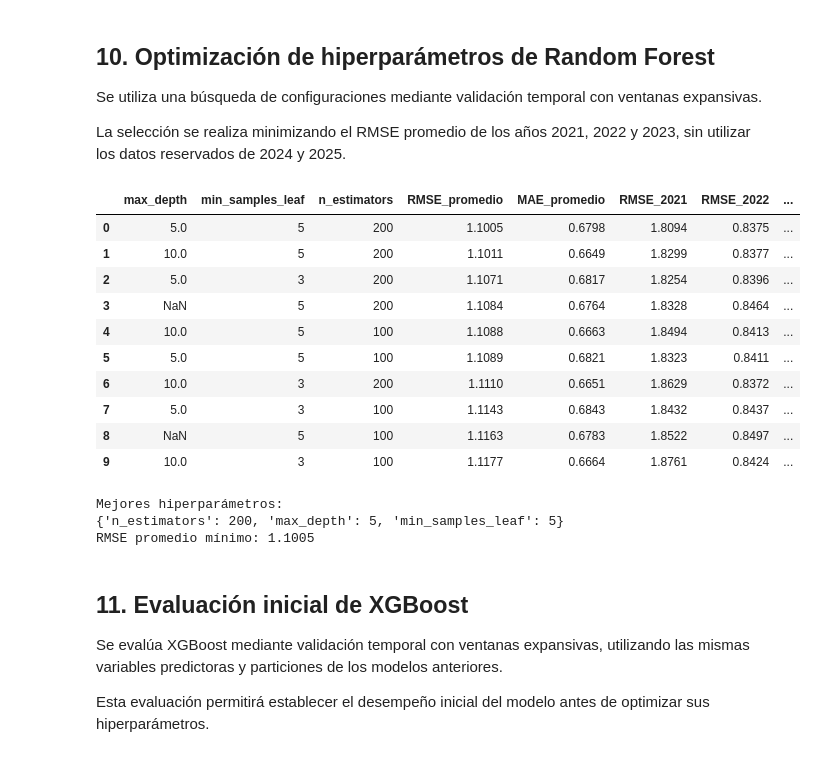
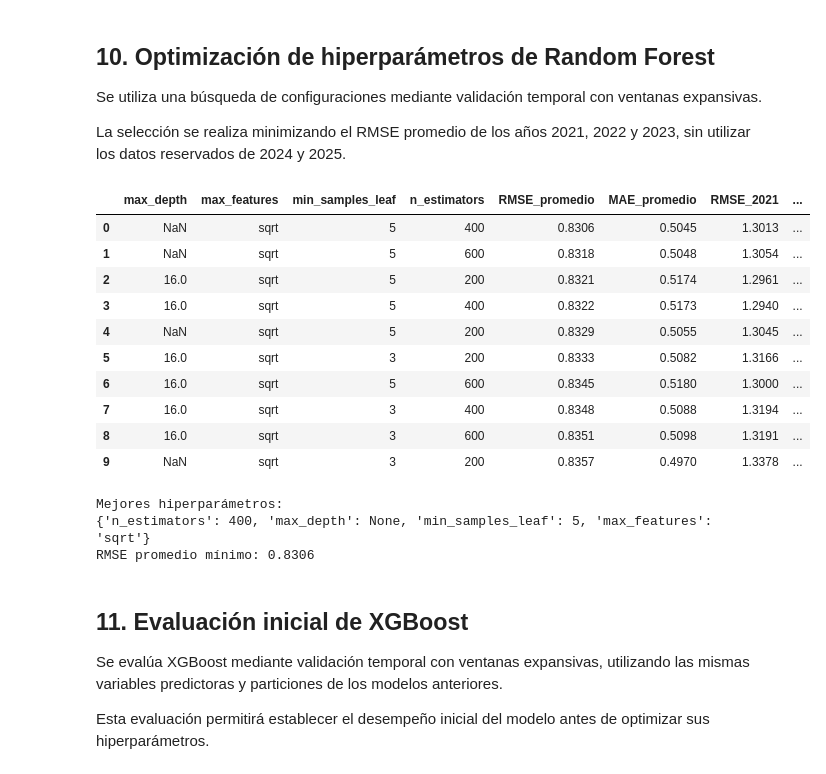
Before and after one commit to VicKingo98/agropredict-colombia, a Jupyter notebook: notebooks/05_optimizacion_modelos.ipynb, the cells around one changed output. Drawn from its saved outputs; the diff is of its cells as text; code cells hidden in the pictures.

```diff
--- a/notebooks/05_optimizacion_modelos.ipynb
+++ b/notebooks/05_optimizacion_modelos.ipynb
@@ -383,32 +415,24 @@ for alpha in valores_alpha:
         ])
 
         modelo.fit(X.loc[mask_train], y.loc[mask_train])
-
         pred = modelo.predict(X.loc[mask_val])
 
-        errores_rmse.append(
-            np.sqrt(mean_squared_error(y.loc[mask_val], pred))
-        )
-        errores_mae.append(
-            mean_absolute_error(y.loc[mask_val], pred)
-        )
+        errores_rmse.append(np.sqrt(mean_squared_error(y.loc[mask_val], pred)))
+        errores_mae.append(mean_absolute_error(y.loc[mask_val], pred))
 
     resultados_alpha.append({
         "alpha": alpha,
         "RMSE_promedio": np.mean(errores_rmse),
-        "MAE_promedio": np.mean(errores_mae),
         "RMSE_2021": errores_rmse[0],
         "RMSE_2022": errores_rmse[1],
-        "RMSE_2023": errores_rmse[2]
+        "RMSE_2023": errores_rmse[2],
+        "RMSE_sin_2021": np.mean(errores_rmse[1:]),   # solo años estables
     })
 
-tabla_alpha = pd.DataFrame(resultados_alpha)
-tabla_alpha = tabla_alpha.sort_values("RMSE_promedio")
+tabla_alpha = pd.DataFrame(resultados_alpha).sort_values("RMSE_promedio")
 
 display(tabla_alpha.round(4))
 
 mejor_alpha = tabla_alpha.iloc[0]["alpha"]
-
-print(f"\nMejor alpha: {mejor_alpha}")
-print(f"RMSE promedio mínimo: {tabla_alpha.iloc[0]['RMSE_promedio']:.4f}")
+print(f"\nMejor alpha (por RMSE promedio): {mejor_alpha}")
 # %% [output]
@@ -488,11 +511,12 @@ de 2024 y 2025.
 # %%
 from sklearn.model_selection import ParameterGrid
 
-# Espacio inicial de búsqueda
+# Espacio de búsqueda ampliado
 parametros_rf = {
-    "n_estimators": [100, 200],
-    "max_depth": [5, 10, None],
-    "min_samples_leaf": [1, 3, 5]
+    "n_estimators": [200, 400, 600],
+    "max_depth": [8, 12, 16, None],
+    "min_samples_leaf": [1, 3, 5, 10],
+    "max_features": ["sqrt", 1.0],
 }
 
 resultados_busqueda_rf = []
@@ -511,7 +535,7 @@ for params in ParameterGrid(parametros_rf):
             ("preprocesamiento", clone(preprocesador)),
             ("regresor", RandomForestRegressor(
                 **params,
-                random_state=42,
+                random_state=SEMILLA,
                 n_jobs=-1
             ))
         ])
@@ -519,61 +543,55 @@ for params in ParameterGrid(parametros_rf):
         modelo.fit(X.loc[mask_train], y.loc[mask_train])
         pred = modelo.predict(X.loc[mask_val])
 
-        errores_rmse.append(
-            np.sqrt(mean_squared_error(y.loc[mask_val], pred))
-        )
-        errores_mae.append(
-            mean_absolute_error(y.loc[mask_val], pred)
-        )
+        errores_rmse.append(np.sqrt(mean_squared_error(y.loc[mask_val], pred)))
+        errores_mae.append(mean_absolute_error(y.loc[mask_val], pred))
 
     resultados_busqueda_rf.append({
         **params,
         "RMSE_promedio": np.mean(errores_rmse),
         "MAE_promedio": np.mean(errores_mae),
         "RMSE_2021": errores_rmse[0],
         "RMSE_2022": errores_rmse[1],
-        "RMSE_2023": errores_rmse[2]
+        "RMSE_2023": errores_rmse[2],
     })
 
 tabla_busqueda_rf = (
     pd.DataFrame(resultados_busqueda_rf)
     .sort_values("RMSE_promedio")
     .reset_index(drop=True)
 )
 
 display(tabla_busqueda_rf.head(10).round(4))
 
 mejores_parametros_rf = {
     "n_estimators": int(tabla_busqueda_rf.iloc[0]["n_estimators"]),
     "max_depth": (
         None if pd.isna(tabla_busqueda_rf.iloc[0]["max_depth"])
         else int(tabla_busqueda_rf.iloc[0]["max_depth"])
     ),
-    "min_samples_leaf": int(tabla_busqueda_rf.iloc[0]["min_samples_leaf"])
+    "min_samples_leaf": int(tabla_busqueda_rf.iloc[0]["min_samples_leaf"]),
+    "max_features": tabla_busqueda_rf.iloc[0]["max_features"],
 }
 
 print("\nMejores hiperparámetros:")
 print(mejores_parametros_rf)
 
-print(
-    f"RMSE promedio mínimo: "
-    f"{tabla_busqueda_rf.iloc[0]['RMSE_promedio']:.4f}"
-)
+print(f"RMSE promedio mínimo: {tabla_busqueda_rf.iloc[0]['RMSE_promedio']:.4f}")
 # %% [output]
-|  | max_depth | min_samples_leaf | n_estimators | RMSE_promedio | MAE_promedio | RMSE_2021 | RMSE_2022 | ... |
-| 0 | 5.0 | 5 | 200 | 1.1005 | 0.6798 | 1.8094 | 0.8375 | ... |
-| 1 | 10.0 | 5 | 200 | 1.1011 | 0.6649 | 1.8299 | 0.8377 | ... |
-| 2 | 5.0 | 3 | 200 | 1.1071 | 0.6817 | 1.8254 | 0.8396 | ... |
-| 3 | NaN | 5 | 200 | 1.1084 | 0.6764 | 1.8328 | 0.8464 | ... |
-| 4 | 10.0 | 5 | 100 | 1.1088 | 0.6663 | 1.8494 | 0.8413 | ... |
-| 5 | 5.0 | 5 | 100 | 1.1089 | 0.6821 | 1.8323 | 0.8411 | ... |
-| 6 | 10.0 | 3 | 200 | 1.1110 | 0.6651 | 1.8629 | 0.8372 | ... |
-| 7 | 5.0 | 3 | 100 | 1.1143 | 0.6843 | 1.8432 | 0.8437 | ... |
-| 8 | NaN | 5 | 100 | 1.1163 | 0.6783 | 1.8522 | 0.8497 | ... |
-| 9 | 10.0 | 3 | 100 | 1.1177 | 0.6664 | 1.8761 | 0.8424 | ... |
+|  | max_depth | max_features | min_samples_leaf | n_estimators | RMSE_promedio | MAE_promedio | RMSE_2021 | ... |
+| 0 | NaN | sqrt | 5 | 400 | 0.8306 | 0.5045 | 1.3013 | ... |
+| 1 | NaN | sqrt | 5 | 600 | 0.8318 | 0.5048 | 1.3054 | ... |
+| 2 | 16.0 | sqrt | 5 | 200 | 0.8321 | 0.5174 | 1.2961 | ... |
+| 3 | 16.0 | sqrt | 5 | 400 | 0.8322 | 0.5173 | 1.2940 | ... |
+| 4 | NaN | sqrt | 5 | 200 | 0.8329 | 0.5055 | 1.3045 | ... |
+| 5 | 16.0 | sqrt | 3 | 200 | 0.8333 | 0.5082 | 1.3166 | ... |
+| 6 | 16.0 | sqrt | 5 | 600 | 0.8345 | 0.5180 | 1.3000 | ... |
+| 7 | 16.0 | sqrt | 3 | 400 | 0.8348 | 0.5088 | 1.3194 | ... |
+| 8 | 16.0 | sqrt | 3 | 600 | 0.8351 | 0.5098 | 1.3191 | ... |
+| 9 | NaN | sqrt | 3 | 200 | 0.8357 | 0.4970 | 1.3378 | ... |
 Mejores hiperparámetros:
-{'n_estimators': 200, 'max_depth': 5, 'min_samples_leaf': 5}
-RMSE promedio mínimo: 1.1005
+{'n_estimators': 400, 'max_depth': None, 'min_samples_leaf': 5, 'max_features': 'sqrt'}
+RMSE promedio mínimo: 0.8306
 # %% [markdown]
 ## 11. Evaluación inicial de XGBoost
 
```
Also changed, not shown: parts of 30 cells of this notebook, 2 other files.
